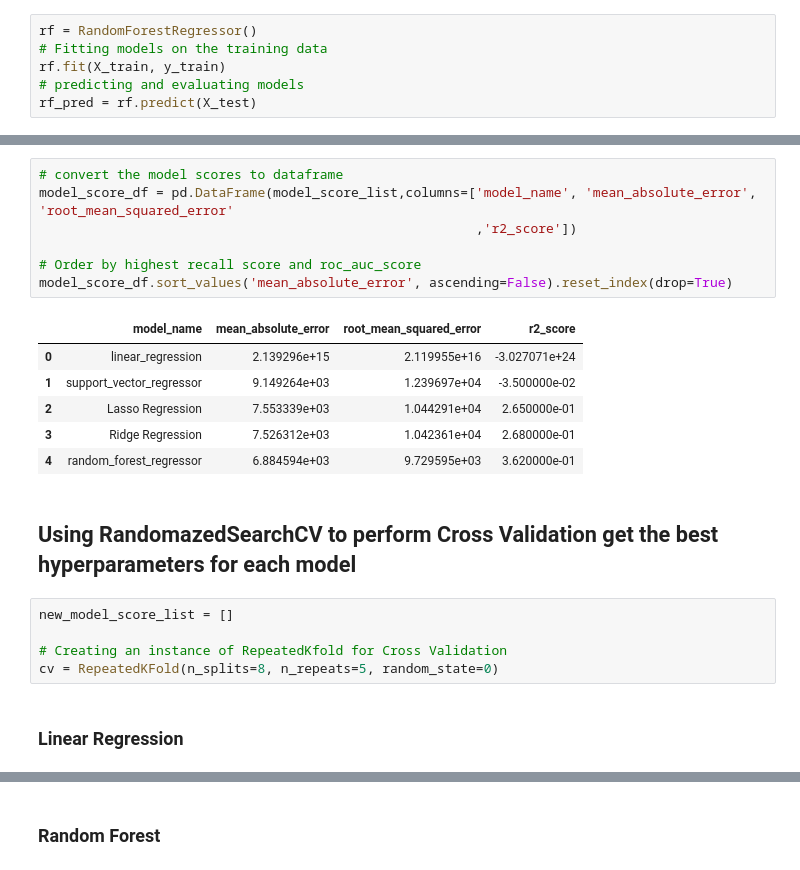
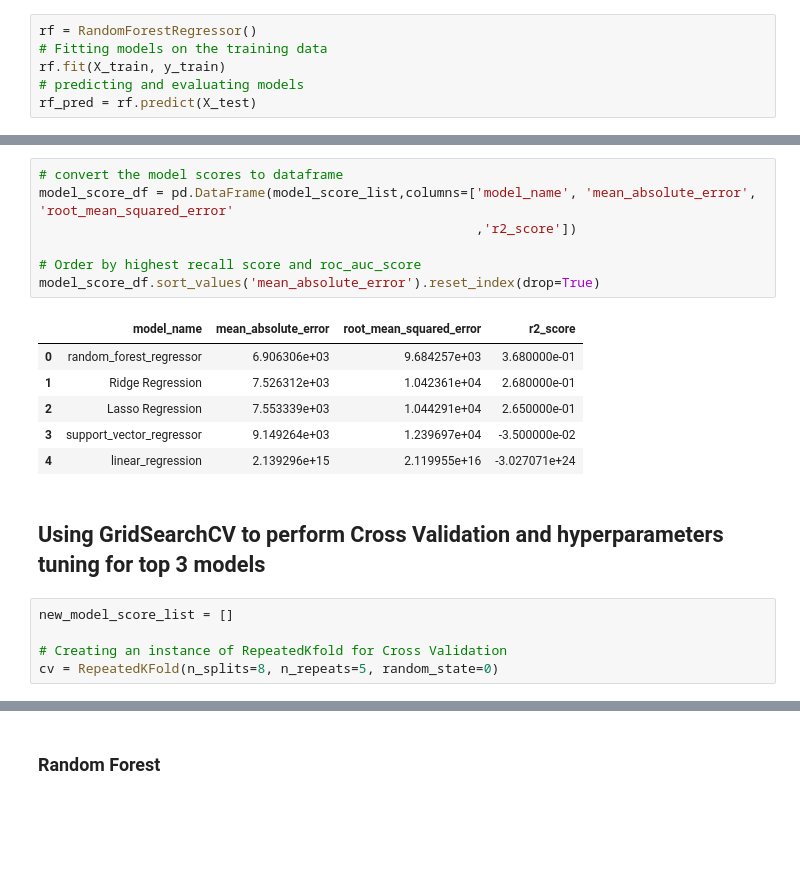
Before and after one commit to Jefest1/car_price_prediction, a Jupyter notebook: car_price_pred_v3.ipynb, the cells around one changed output, grey strips where cells are left out. Cells and saved outputs as stored; diff of their text form; blank space fills up the shorter version.

Commit message:
hyperparameter tuning for top three models

```diff
--- a/car_price_pred_v3.ipynb
+++ b/car_price_pred_v3.ipynb
@@ -487,23 +487,21 @@ R2_Score:  0.362
 # %%
 # convert the model scores to dataframe
 model_score_df = pd.DataFrame(model_score_list,columns=['model_name', 'mean_absolute_error', 'root_mean_squared_error'
                                                         ,'r2_score'])
 
 # Order by highest recall score and roc_auc_score
-model_score_df.sort_values('mean_absolute_error', ascending=False).reset_index(drop=True)
+model_score_df.sort_values('mean_absolute_error').reset_index(drop=True)
 # %% [output]
 |  | model_name | mean_absolute_error | root_mean_squared_error | r2_score |
-| 0 | linear_regression | 2.139296e+15 | 2.119955e+16 | -3.027071e+24 |
-| 1 | support_vector_regressor | 9.149264e+03 | 1.239697e+04 | -3.500000e-02 |
+| 0 | random_forest_regressor | 6.906306e+03 | 9.684257e+03 | 3.680000e-01 |
+| 1 | Ridge Regression | 7.526312e+03 | 1.042361e+04 | 2.680000e-01 |
 | 2 | Lasso Regression | 7.553339e+03 | 1.044291e+04 | 2.650000e-01 |
-| 3 | Ridge Regression | 7.526312e+03 | 1.042361e+04 | 2.680000e-01 |
-| 4 | random_forest_regressor | 6.884594e+03 | 9.729595e+03 | 3.620000e-01 |
+| 3 | support_vector_regressor | 9.149264e+03 | 1.239697e+04 | -3.500000e-02 |
+| 4 | linear_regression | 2.139296e+15 | 2.119955e+16 | -3.027071e+24 |
 # %% [markdown]
-## Using RandomazedSearchCV to perform Cross Validation get the best hyperparameters for each model
+## Using GridSearchCV to perform Cross Validation and hyperparameters tuning for top 3 models
 # %%
 new_model_score_list = []
 
 # Creating an instance of RepeatedKfold for Cross Validation
 cv = RepeatedKFold(n_splits=8, n_repeats=5, random_state=0)
-# %% [markdown]
-### Linear Regression
```
Also changed, not shown: parts of 13 cells of this notebook.
